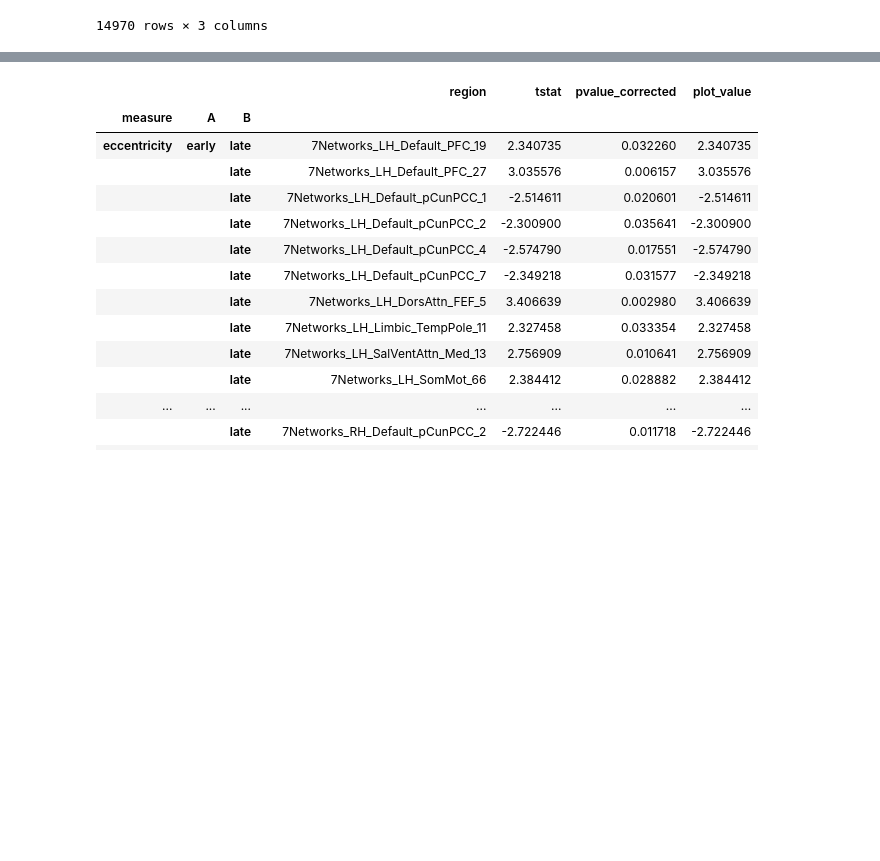
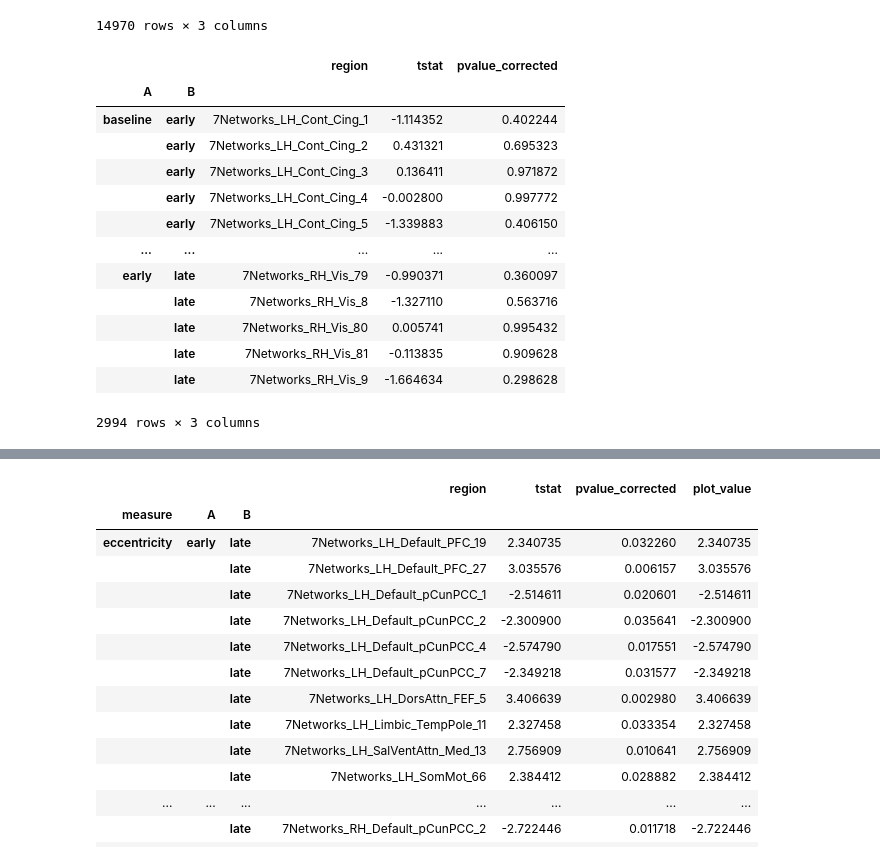
Before and after one commit to qniksefat/gradecc, a Jupyter notebook: statistics.ipynb, the cells around one changed output, grey strips where cells are left out. Cells and saved outputs as stored; diff of their text form; code cells hidden in the pictures; blank space fills up the shorter version.

```diff
--- a/statistics.ipynb
+++ b/statistics.ipynb
@@ -94,6 +93,25 @@ df_stats_pairwise
 from plot_brain import plot_brain
 
 df_contrast = df_stats_pairwise.loc['eccentricity', 'early', 'late']
+# %%
+df_stats_pairwise.xs('eccentricity', level=0,
+                     # drop_level=False
+                     )
+# %% [output]
+|  |  | region | tstat | pvalue_corrected |
+| A | B |  |  |  |
+| baseline | early | 7Networks_LH_Cont_Cing_1 | -1.114352 | 0.402244 |
+|  | early | 7Networks_LH_Cont_Cing_2 | 0.431321 | 0.695323 |
+|  | early | 7Networks_LH_Cont_Cing_3 | 0.136411 | 0.971872 |
+|  | early | 7Networks_LH_Cont_Cing_4 | -0.002800 | 0.997772 |
+|  | early | 7Networks_LH_Cont_Cing_5 | -1.339883 | 0.406150 |
+| ... | ... | ... | ... | ... |
+| early | late | 7Networks_RH_Vis_79 | -0.990371 | 0.360097 |
+|  | late | 7Networks_RH_Vis_8 | -1.327110 | 0.563716 |
+|  | late | 7Networks_RH_Vis_80 | 0.005741 | 0.995432 |
+|  | late | 7Networks_RH_Vis_81 | -0.113835 | 0.909628 |
+|  | late | 7Networks_RH_Vis_9 | -1.664634 | 0.298628 |
+2994 rows × 3 columns
 # %%
 plot_brain(df_contrast, 'tstat',
            text='region-wise t-tests \n from Early to Late epochs',
```
Also changed, not shown: parts of 4 cells of this notebook, 3 other files.
